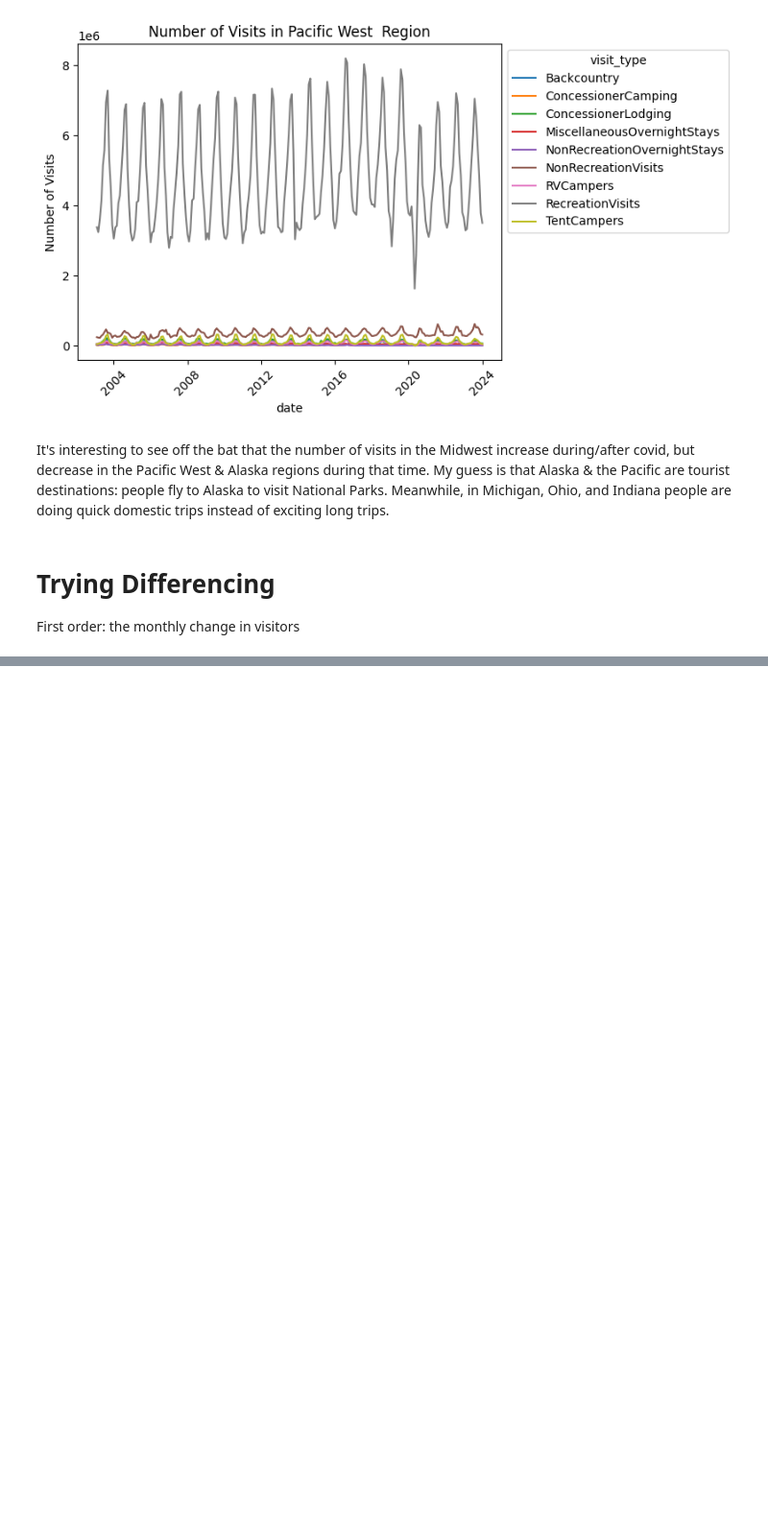
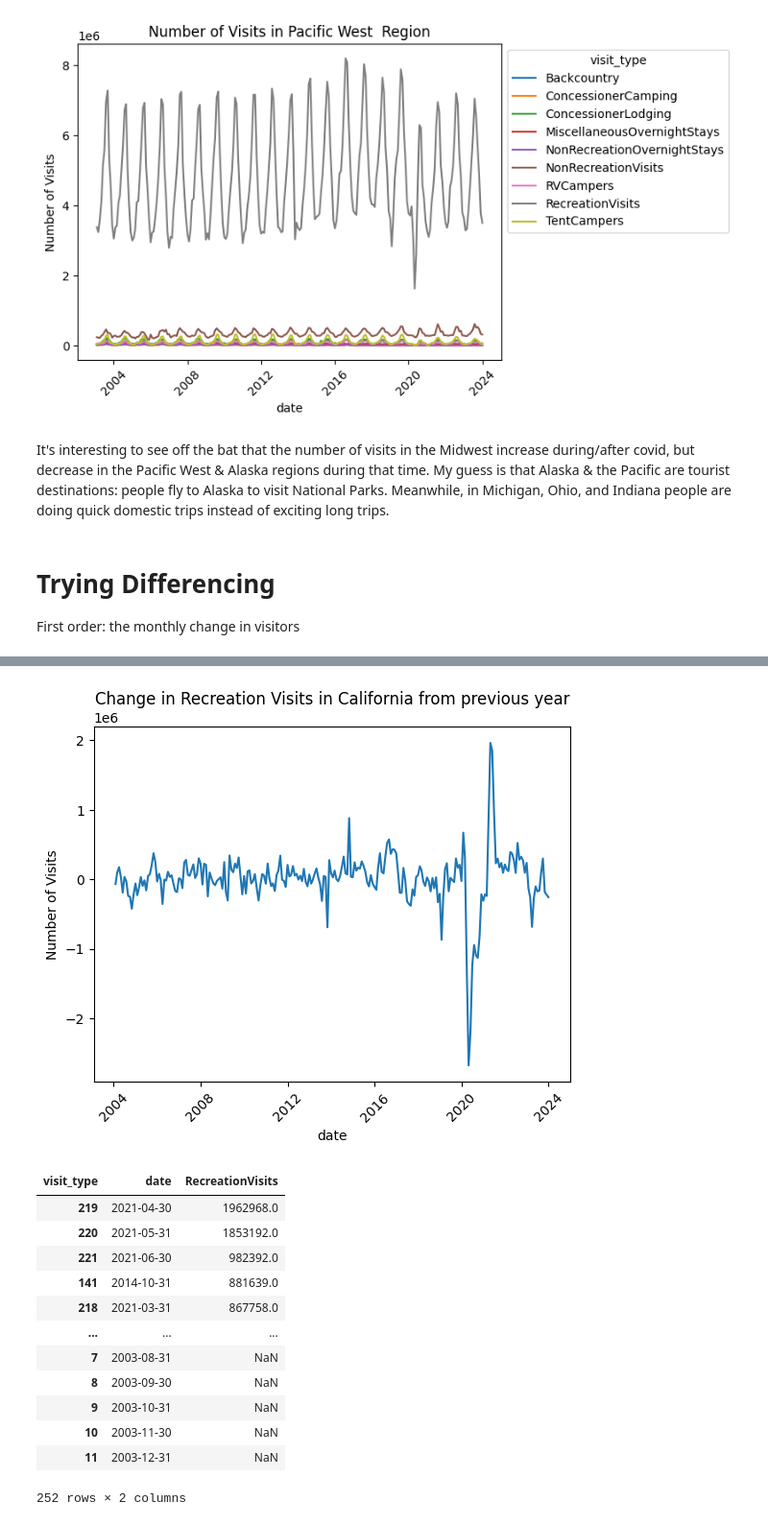
Before and after one commit to scmcqueen/NationalParksDataMining, a Jupyter notebook: state_similarity.ipynb, the cells around one changed output, grey strips where cells are left out. Shown at 96% size. Saved outputs shown, nothing was run; the diff lists cells and outputs as text; code cells hidden in the pictures; blank space fills up the shorter version.

```diff
--- a/state_similarity.ipynb
+++ b/state_similarity.ipynb
@@ -162,0 +179,24 @@ Index(['date', 'Backcountry', 'ConcessionerCamping', 'ConcessionerLodging',
+# %%
+mi_y=visit_data[visit_data.state_2=='CA'].groupby(['date','visit_type'])['number_of_visits'].sum().reset_index()
+mi_diff = mi_y.pivot(index='date',columns='visit_type',values='number_of_visits').diff(periods=12).reset_index()
+ax = sns.lineplot(mi_diff,x='date',y='RecreationVisits')
+plt.title(f'Change in Recreation Visits in California from previous year')
+plt.ylabel('Number of Visits')
+_ = plt.tick_params(axis='x',rotation=45)
+plt.show()
+mi_diff[['date','RecreationVisits']].sort_values('RecreationVisits',ascending=False)
+# %% [output]
+[figure, added]
+| visit_type | date | RecreationVisits |
+| 219 | 2021-04-30 | 1962968.0 |
+| 220 | 2021-05-31 | 1853192.0 |
+| 221 | 2021-06-30 | 982392.0 |
+| 141 | 2014-10-31 | 881639.0 |
+| 218 | 2021-03-31 | 867758.0 |
+| ... | ... | ... |
+| 7 | 2003-08-31 | NaN |
+| 8 | 2003-09-30 | NaN |
+| 9 | 2003-10-31 | NaN |
+| 10 | 2003-11-30 | NaN |
+| 11 | 2003-12-31 | NaN |
+252 rows × 2 columns
```
Also changed, not shown: parts of 3 cells of this notebook.
